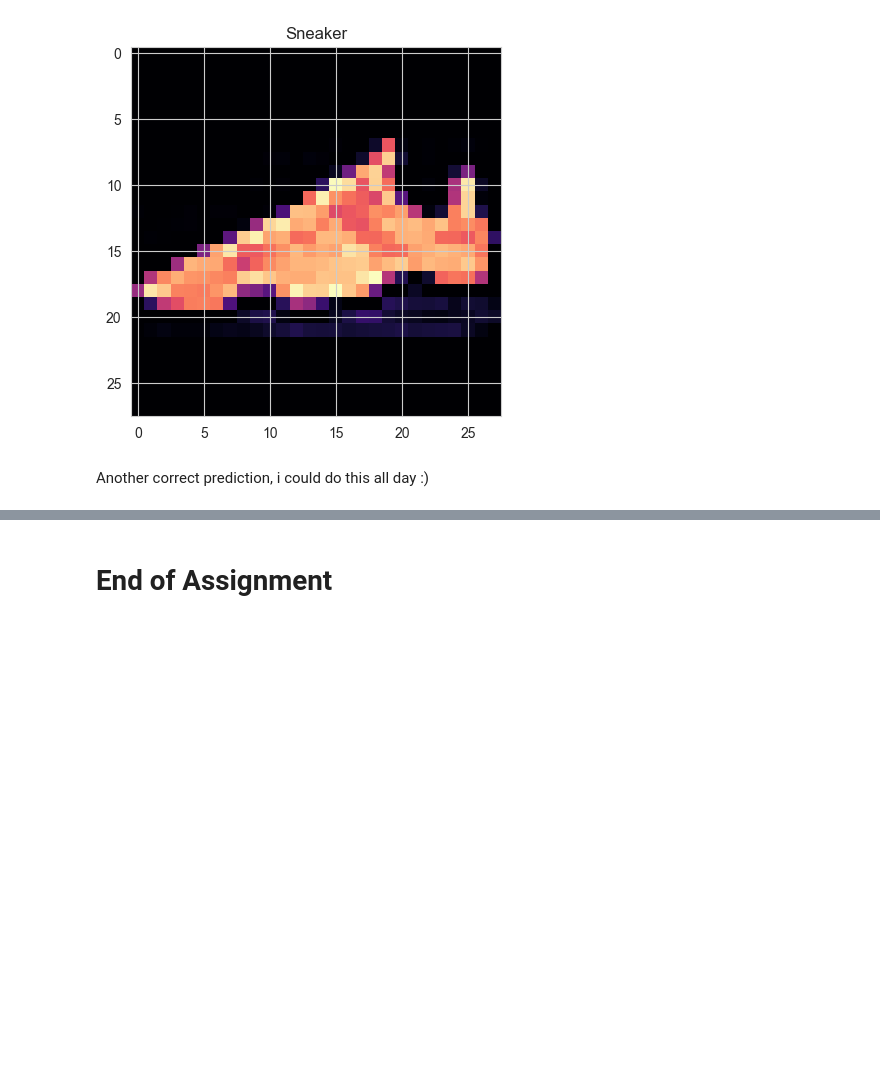
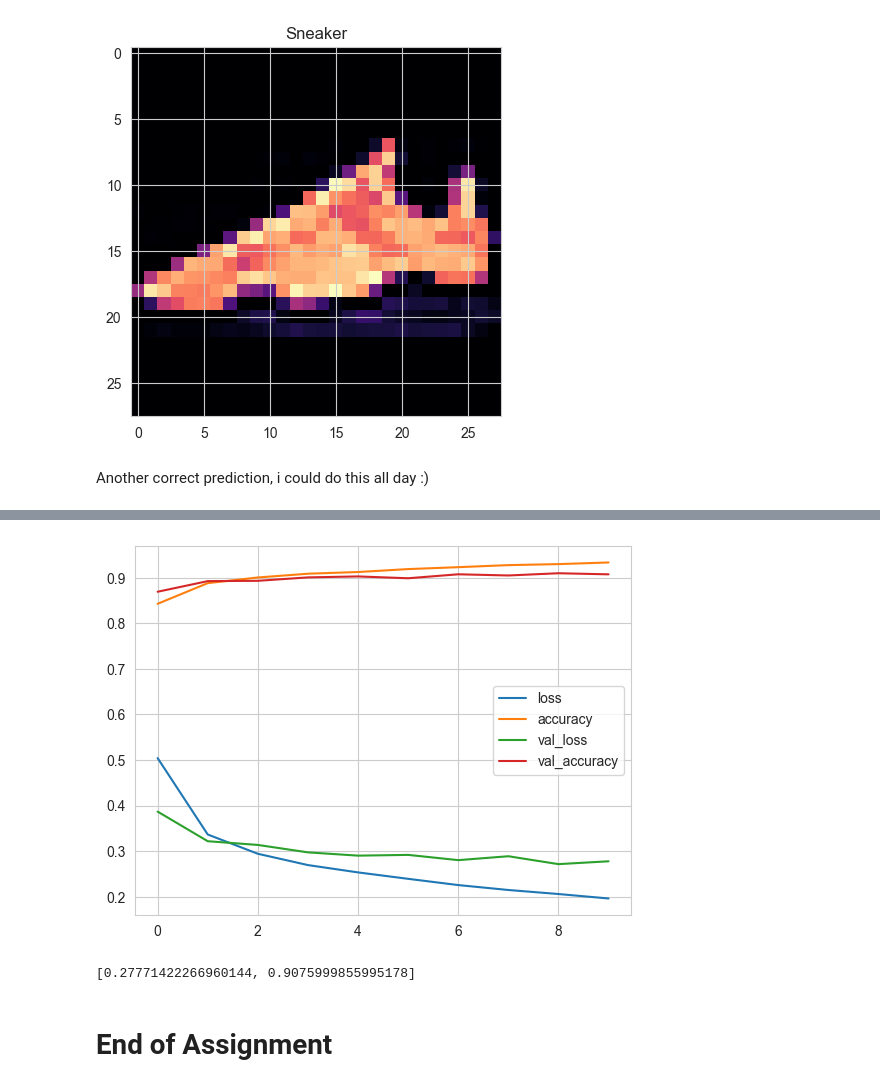
Before and after one commit to 0xArwa/Image-classification-CNN, a Jupyter notebook: DL-Assignment-2 (Image Classification with CNN)-Student.ipynb, the cells around one changed output, grey strips where cells are left out. Cells and saved outputs as stored; diff of their text form; code cells hidden in the pictures; blank space fills up the shorter version.

```diff
--- a/DL-Assignment-2 (Image Classification with CNN)-Student.ipynb
+++ b/DL-Assignment-2 (Image Classification with CNN)-Student.ipynb
@@ -978,3 +978,10 @@ plt.show()
 [figure]
 # %% [markdown]
 Another correct prediction, i could do this all day :)
+# %%
+early_stop = EarlyStopping(
+    monitor='val_loss',
+    mode='min', # maximize
+    patience=3,
+    restore_best_weights=True
+)
@@ -980,0 +1000,28 @@ Another correct prediction, i could do this all day :)
+# %%
+#Test
+# suggested CNN arch with L2 regularazation
+set_seed()
+model_3 = Sequential()
+
+model_3.add(Conv2D(filters=28, kernel_size=(3, 3),kernel_regularizer=tf.keras.regularizers.l2(0.05),
+    input_shape=(28, 28, 1), activation='relu'))
+
+model_3.add(MaxPool2D(pool_size=(2, 2), strides=(1, 1)))
+
+model_3.add(Flatten())
+
+model_3.add(Dense(128, activation='relu'))
+model_3.add(Dropout(0.2))
+model_3.add(Dense(10, activation='softmax'))
+
+model_3.compile(loss='categorical_crossentropy',
+              optimizer='rmsprop', metrics=['accuracy'])
+# %%
+model_3.fit(
+    X_train,
+    y_train_enc,
+    batch_size = 64,
+    epochs = 10,
+    validation_data=(X_test, y_test_enc),
+    callbacks=[early_stop],
+)
@@ -981,3 +1050,12 @@ Another correct prediction, i could do this all day :)
+# %%
+res = pd.DataFrame(model_3.history.history)
+res.plot();
+# %% [output]
+[figure, added]
+# %%
+model_3.evaluate(X_test, y_test_enc, verbose=0)
+# %% [output]
+[0.27771422266960144, 0.9075999855995178]
 # %% [markdown]
 # End of Assignment
 # %% [markdown]
```
Also changed, not shown: parts of 8 cells of this notebook, 3 other files.
